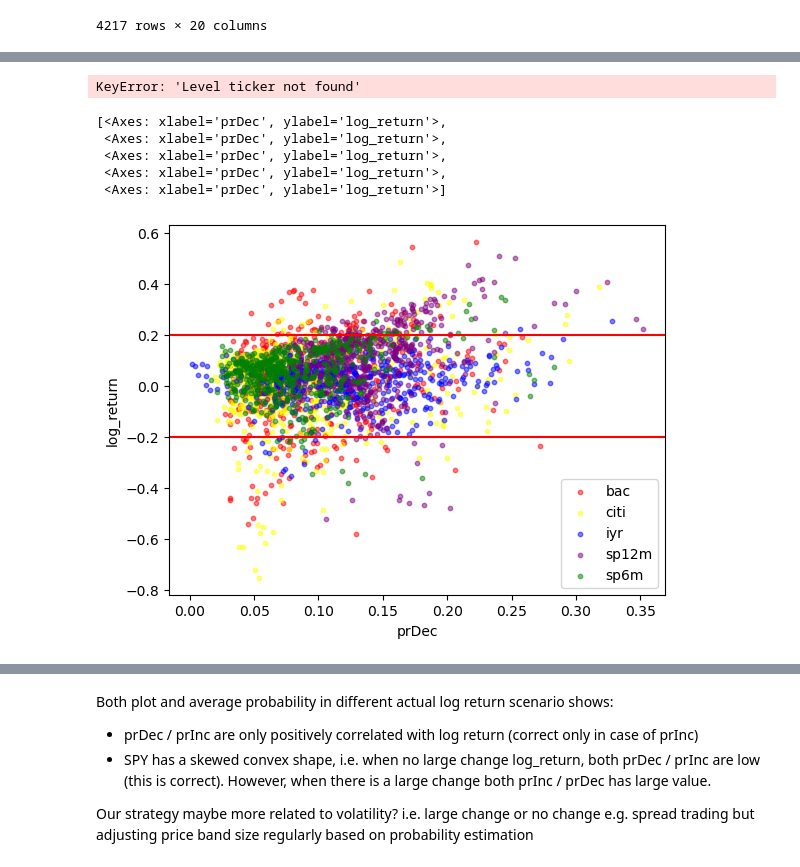
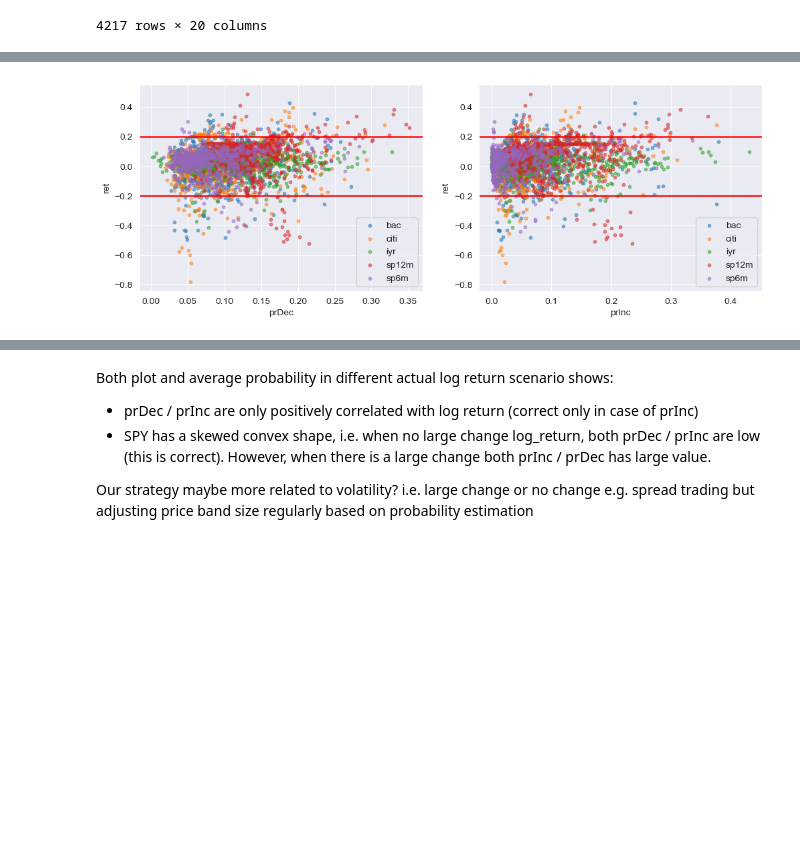
Before and after one commit to claircocoanut/iaqf-default, a Jupyter notebook: data_analysis/equity.ipynb, the cells around one changed output, grey strips where cells are left out. Drawn from its saved outputs; the diff is of its cells as text; code cells hidden in the pictures; blank space fills up the shorter version.

```diff
--- a/data_analysis/equity.ipynb
+++ b/data_analysis/equity.ipynb
@@ -99,4 +95,5 @@ stat
 | 2023-10-12 | 0.200934 | 1.993776 | 0.225336 | 0.000000 | 0.216470 | 3.251200 | 0.240878 | 0.000000 | 0.161727 | 4.285004 | 0.184370 | ... |
 4217 rows × 20 columns
 # %%
-log_ret = stat["ret"].stack().swaplevel()
+log_ret = stat["ret"].stack().swaplevel().rename("ret")
+stat["ret"].describe()
@@ -103,21 +110,4 @@ log_ret = stat["ret"].stack().swaplevel()
 # %%
-plot_change_scatter(log_ret, df_mpd=equity)
+avg_prob = plot_change_scatter(log_ret, df_mpd=equity)
 # %% [output]
-KeyError: 'Level ticker not found'
+[figure, added]
-# %%
-color_map = {"bac": "red", "citi": "yellow", "iyr": "blue", "sp6m": "green", "sp12m": "purple"}
-
-fig, ax = plt.subplots()
-ax.axhline(y=0.2, c="red")
-ax.axhline(y=-0.2, c="red")
-[g.plot.scatter(
-    x="prDec", y="log_return", ax=ax, s=10, label=name,
-    color=color_map[name], alpha=0.5
-) for name, g in comp.groupby("ticker")]
-# %% [output]
-[<Axes: xlabel='prDec', ylabel='log_return'>,
- <Axes: xlabel='prDec', ylabel='log_return'>,
- <Axes: xlabel='prDec', ylabel='log_return'>,
- <Axes: xlabel='prDec', ylabel='log_return'>,
- <Axes: xlabel='prDec', ylabel='log_return'>]
-[figure, removed]
```
Also changed, not shown: parts of 11 cells of this notebook, 3 other files.
